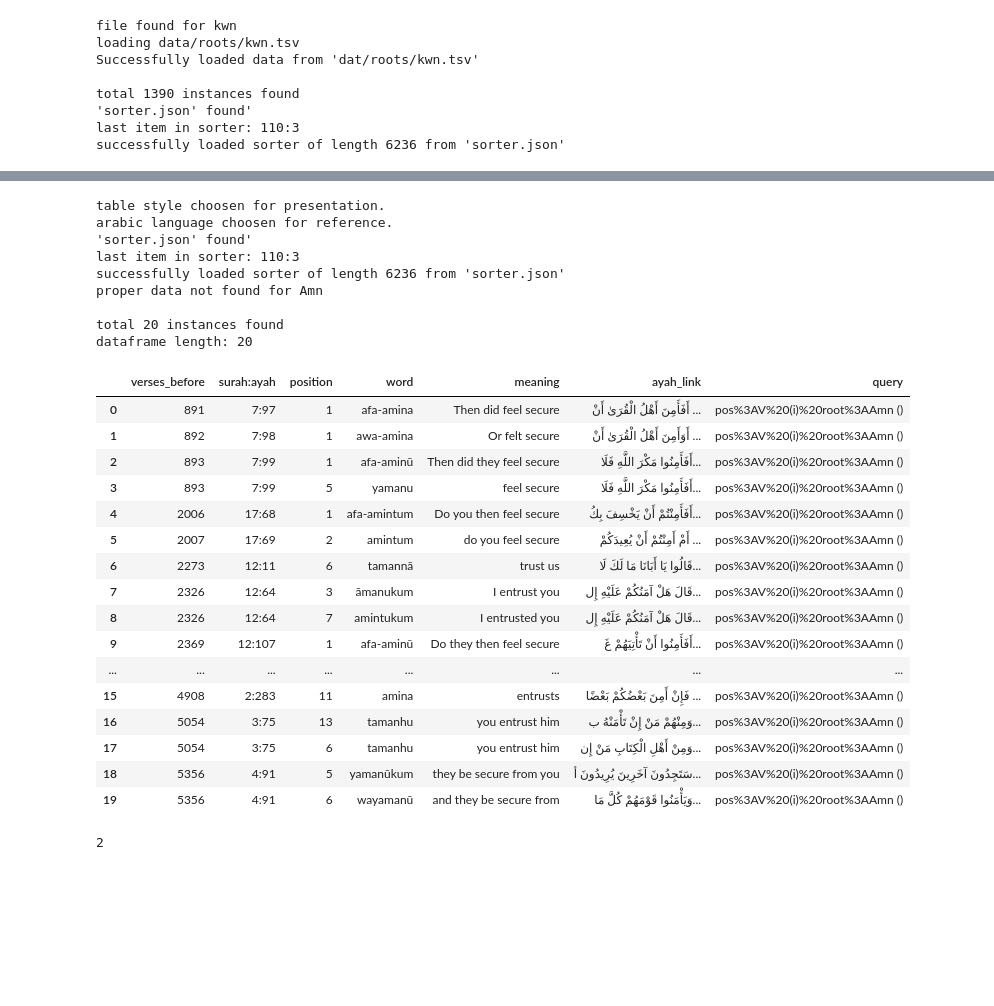
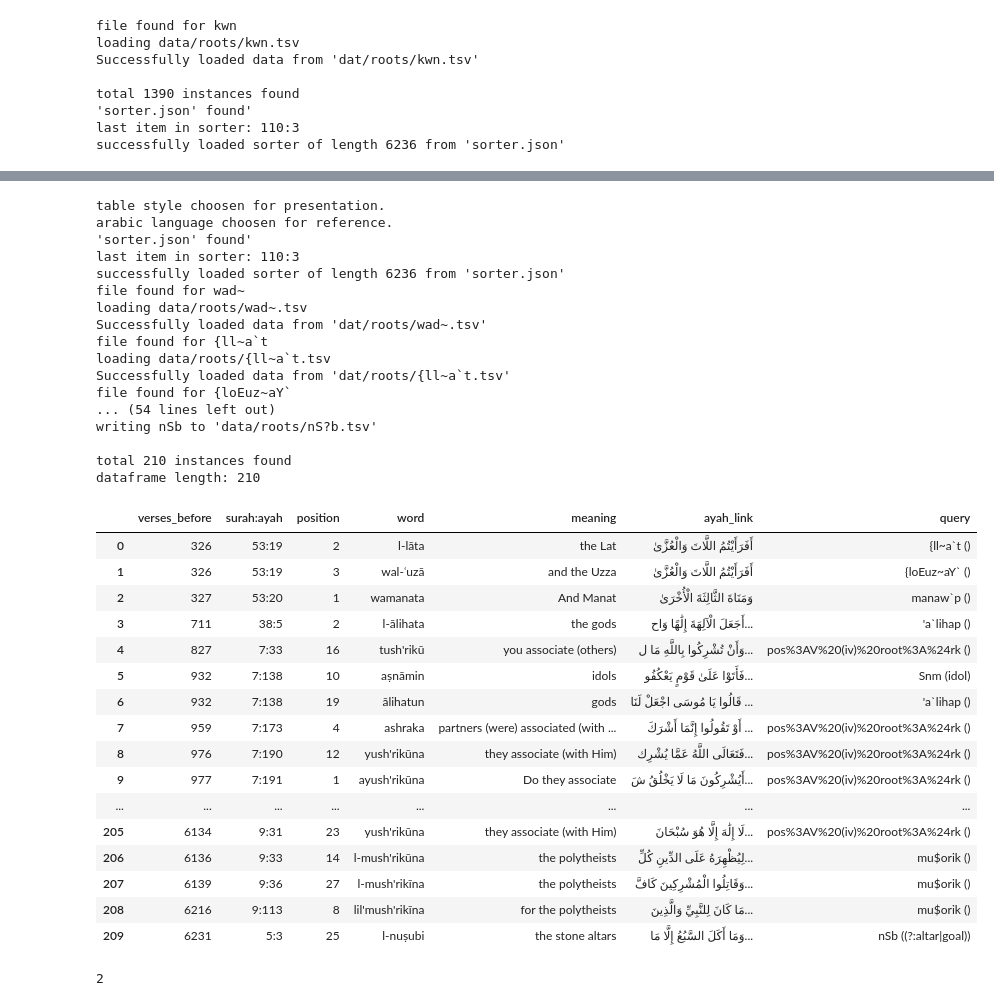
Before and after one commit to musafireen/qChronolize, a Jupyter notebook: dev2.ipynb, the cells around one changed output, grey strips where cells are left out. Saved outputs shown, nothing was run; the diff lists cells and outputs as text; code cells hidden in the pictures; blank space fills up the shorter version.

```diff
--- a/dev2.ipynb
+++ b/dev2.ipynb
@@ -540,17 +550,26 @@ sortchron(
         # "muwsaY": "musa",
 
         # idols
-        # "wad~": "wadd",
-        # r"{ll~a`t": "",
-        # r"{loEuz~aY`": "",
-        # 'manaw`p': "",
-        # 'baEol2': "",
-        # 'maAlik': "malik",
-        # 'suwaAE': "",
-        # 'yaguwv': "",
-        # "yaEuwq": "",
-        # "nasor": "",
-        # "TaAguwt": "",
+        "wad~": "wadd",
+        r"{ll~a`t": "",
+        r"{loEuz~aY`": "",
+        'manaw`p': "",
+        'baEol2': "",
+        'maAlik': "malik",
+        'suwaAE': "",
+        'yaguwv': "",
+        "yaEuwq": "",
+        "nasor": "",
+        "TaAguwt": "",
+
+        "<ila`h dwn/'a`lihap dwn": ' (?:other|esides|exclud|Us)/ (?:other|esides|exclud|Us)',
+        'Ebd dwn': '(?:worship|serv) (?:other|esides|exclud|Us)',
+        "'a`lihap": '',
+        'pos%3AV%20(iv)%20root%3A%24rk': '',
+        'mu$orik': '',
+        'wvn': 'idol',
+        'Snm': 'idol',
+        'nSb': '(?:altar|goal)',
 
         # "SafaA": "safa",
         # "marowap": "marwa",
@@ -766,52 +785,60 @@ sortchron(
         # '<isolaAm': '',
         # 'musolim/musolimaAt/musolimap': '(?:submissive|submit|surrender|Muslim)/(?:submissive|surrender|submit|Muslim)/(?:submissive|submit|surrender|Muslim)',
         # 'pos%3AV%20(ii)%20root%3Aslm': '(?:greet(?!ing)|submit|pay|save)',
         # 'pos%3AADJ%20(ii)%20root%3Aslm': '',
         # 'tasoliym': '',
         # '(x)%20root%3Aslm': '',
         # 'sala`m': '',
         # 'salam': '(?:\[the\] peace|the submission)',
         # 'salom': '(?<!\] )peace',
         # 'silom': 'Islam',
         # 'saliym': '',
     },
 
     ### tafsir reference language
     # 'Arabic',
     # /
     '1',
 
     ### presentation style
     pres='table',
 
     )
 # %% [output]
 table style choosen for presentation.
 arabic language choosen for reference.
 'sorter.json' found'
 last item in sorter: 110:3
 successfully loaded sorter of length 6236 from 'sorter.json'
-proper data not found for Amn
+file found for wad~
+loading data/roots/wad~.tsv
+Successfully loaded data from 'dat/roots/wad~.tsv'
+file found for {ll~a`t
+loading data/roots/{ll~a`t.tsv
+Successfully loaded data from 'dat/roots/{ll~a`t.tsv'
+file found for {loEuz~aY`
+... (54 lines left out)
+writing nSb to 'data/roots/nS?b.tsv'
 
-total 20 instances found
-dataframe length: 20
+total 210 instances found
+dataframe length: 210
 |  | verses_before | surah:ayah | position | word | meaning | ayah_link | query |
-| 0 | 891 | 7:97 | 1 | afa-amina | Then did feel secure | أَفَأَمِنَ أَهْلُ الْقُرَىٰ أَنْ ... | pos%3AV%20(i)%20root%3AAmn () |
-| 1 | 892 | 7:98 | 1 | awa-amina | Or felt secure | أَوَأَمِنَ أَهْلُ الْقُرَىٰ أَنْ ... | pos%3AV%20(i)%20root%3AAmn () |
-| 2 | 893 | 7:99 | 1 | afa-aminū | Then did they feel secure | أَفَأَمِنُوا مَكْرَ اللَّهِ فَلَا... | pos%3AV%20(i)%20root%3AAmn () |
-| 3 | 893 | 7:99 | 5 | yamanu | feel secure | أَفَأَمِنُوا مَكْرَ اللَّهِ فَلَا... | pos%3AV%20(i)%20root%3AAmn () |
-| 4 | 2006 | 17:68 | 1 | afa-amintum | Do you then feel secure | أَفَأَمِنْتُمْ أَنْ يَخْسِفَ بِكُ... | pos%3AV%20(i)%20root%3AAmn () |
-| 5 | 2007 | 17:69 | 2 | amintum | do you feel secure | أَمْ أَمِنْتُمْ أَنْ يُعِيدَكُمْ ... | pos%3AV%20(i)%20root%3AAmn () |
-| 6 | 2273 | 12:11 | 6 | tamannā | trust us | قَالُوا يَا أَبَانَا مَا لَكَ لَا... | pos%3AV%20(i)%20root%3AAmn () |
-| 7 | 2326 | 12:64 | 3 | āmanukum | I entrust you | قَالَ هَلْ آمَنُكُمْ عَلَيْهِ إِل... | pos%3AV%20(i)%20root%3AAmn () |
-| 8 | 2326 | 12:64 | 7 | amintukum | I entrusted you | قَالَ هَلْ آمَنُكُمْ عَلَيْهِ إِل... | pos%3AV%20(i)%20root%3AAmn () |
-| 9 | 2369 | 12:107 | 1 | afa-aminū | Do they then feel secure | أَفَأَمِنُوا أَنْ تَأْتِيَهُمْ غَ... | pos%3AV%20(i)%20root%3AAmn () |
+| 0 | 326 | 53:19 | 2 | l-lāta | the Lat | أَفَرَأَيْتُمُ اللَّاتَ وَالْعُزَّىٰ | {ll~a`t () |
+| 1 | 326 | 53:19 | 3 | wal-ʿuzā | and the Uzza | أَفَرَأَيْتُمُ اللَّاتَ وَالْعُزَّىٰ | {loEuz~aY` () |
+| 2 | 327 | 53:20 | 1 | wamanata | And Manat | وَمَنَاةَ الثَّالِثَةَ الْأُخْرَىٰ | manaw`p () |
+| 3 | 711 | 38:5 | 2 | l-ālihata | the gods | أَجَعَلَ الْآلِهَةَ إِلَٰهًا وَاح... | 'a`lihap () |
+| 4 | 827 | 7:33 | 16 | tush'rikū | you associate (others) | وَأَنْ تُشْرِكُوا بِاللَّهِ مَا ل... | pos%3AV%20(iv)%20root%3A%24rk () |
+| 5 | 932 | 7:138 | 10 | aṣnāmin | idols | فَأَتَوْا عَلَىٰ قَوْمٍ يَعْكُفُو... | Snm (idol) |
+| 6 | 932 | 7:138 | 19 | ālihatun | gods | قَالُوا يَا مُوسَى اجْعَلْ لَنَا ... | 'a`lihap () |
+| 7 | 959 | 7:173 | 4 | ashraka | partners (were) associated (with ... | أَوْ تَقُولُوا إِنَّمَا أَشْرَكَ ... | pos%3AV%20(iv)%20root%3A%24rk () |
+| 8 | 976 | 7:190 | 12 | yush'rikūna | they associate (with Him) | فَتَعَالَى اللَّهُ عَمَّا يُشْرِك... | pos%3AV%20(iv)%20root%3A%24rk () |
+| 9 | 977 | 7:191 | 1 | ayush'rikūna | Do they associate | أَيُشْرِكُونَ مَا لَا يَخْلُقُ شَ... | pos%3AV%20(iv)%20root%3A%24rk () |
 | ... | ... | ... | ... | ... | ... | ... | ... |
-| 15 | 4908 | 2:283 | 11 | amina | entrusts | فَإِنْ أَمِنَ بَعْضُكُمْ بَعْضًا ... | pos%3AV%20(i)%20root%3AAmn () |
-| 16 | 5054 | 3:75 | 13 | tamanhu | you entrust him | وَمِنْهُمْ مَنْ إِنْ تَأْمَنْهُ ب... | pos%3AV%20(i)%20root%3AAmn () |
-| 17 | 5054 | 3:75 | 6 | tamanhu | you entrust him | وَمِنْ أَهْلِ الْكِتَابِ مَنْ إِن... | pos%3AV%20(i)%20root%3AAmn () |
-| 18 | 5356 | 4:91 | 5 | yamanūkum | they be secure from you | سَتَجِدُونَ آخَرِينَ يُرِيدُونَ أ... | pos%3AV%20(i)%20root%3AAmn () |
-| 19 | 5356 | 4:91 | 6 | wayamanū | and they be secure from | وَيَأْمَنُوا قَوْمَهُمْ كُلَّ مَا... | pos%3AV%20(i)%20root%3AAmn () |
+| 205 | 6134 | 9:31 | 23 | yush'rikūna | they associate (with Him) | لَا إِلَٰهَ إِلَّا هُوَ سُبْحَانَ... | pos%3AV%20(iv)%20root%3A%24rk () |
+| 206 | 6136 | 9:33 | 14 | l-mush'rikūna | the polytheists | لِيُظْهِرَهُ عَلَى الدِّينِ كُلِّ... | mu$orik () |
+| 207 | 6139 | 9:36 | 27 | l-mush'rikīna | the polytheists | وَقَاتِلُوا الْمُشْرِكِينَ كَافَّ... | mu$orik () |
+| 208 | 6216 | 9:113 | 8 | lil'mush'rikīna | for the polytheists | مَا كَانَ لِلنَّبِيِّ وَالَّذِينَ... | mu$orik () |
+| 209 | 6231 | 5:3 | 25 | l-nuṣubi | the stone altars | وَمَا أَكَلَ السَّبُعُ إِلَّا مَا... | nSb ((?:altar|goal)) |
 # %%
 lis1 = ['ab','cd','e']
 max([len(s) for s in lis1])
```
Also changed, not shown: parts of 1 cell of this notebook, 8 other files.
